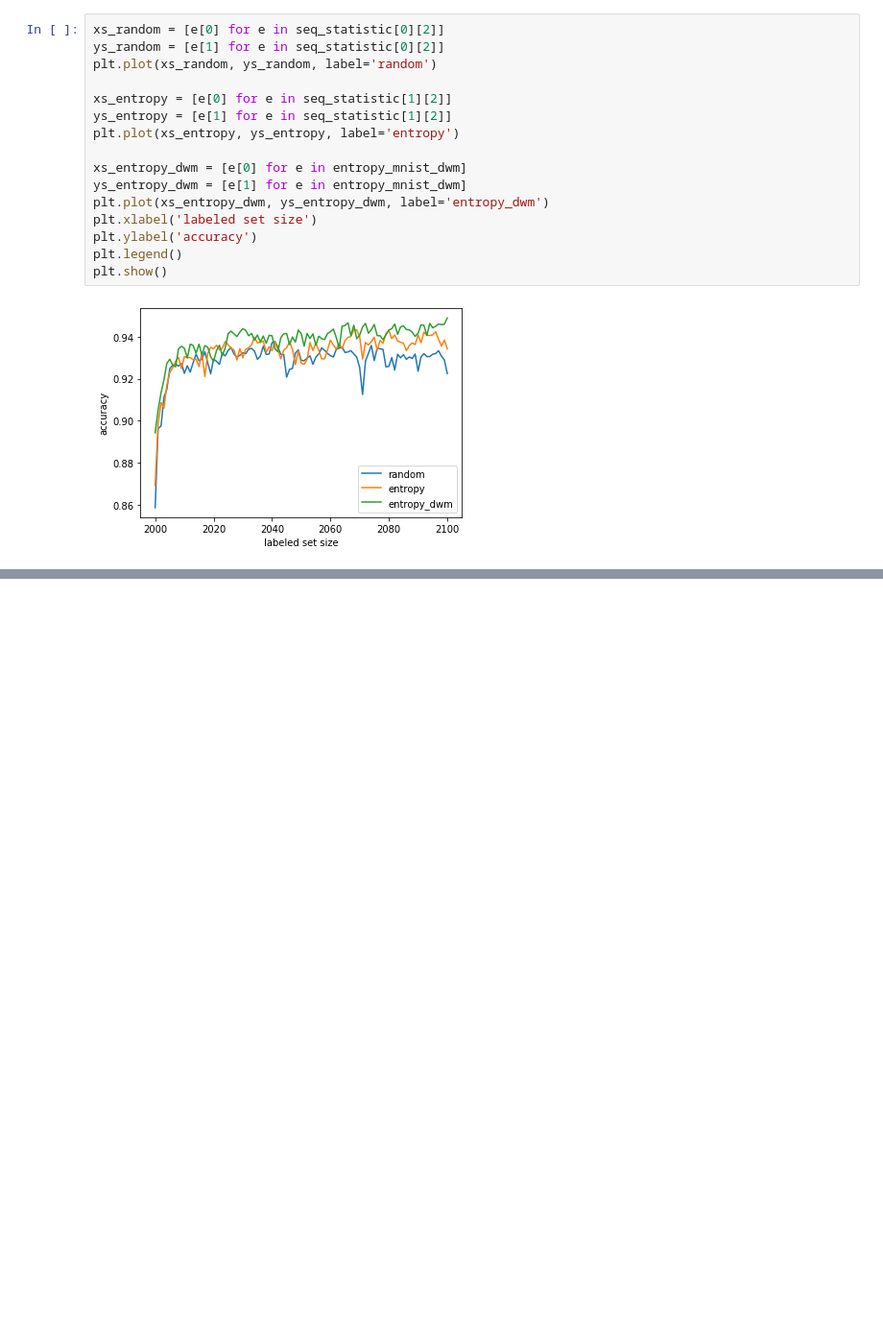
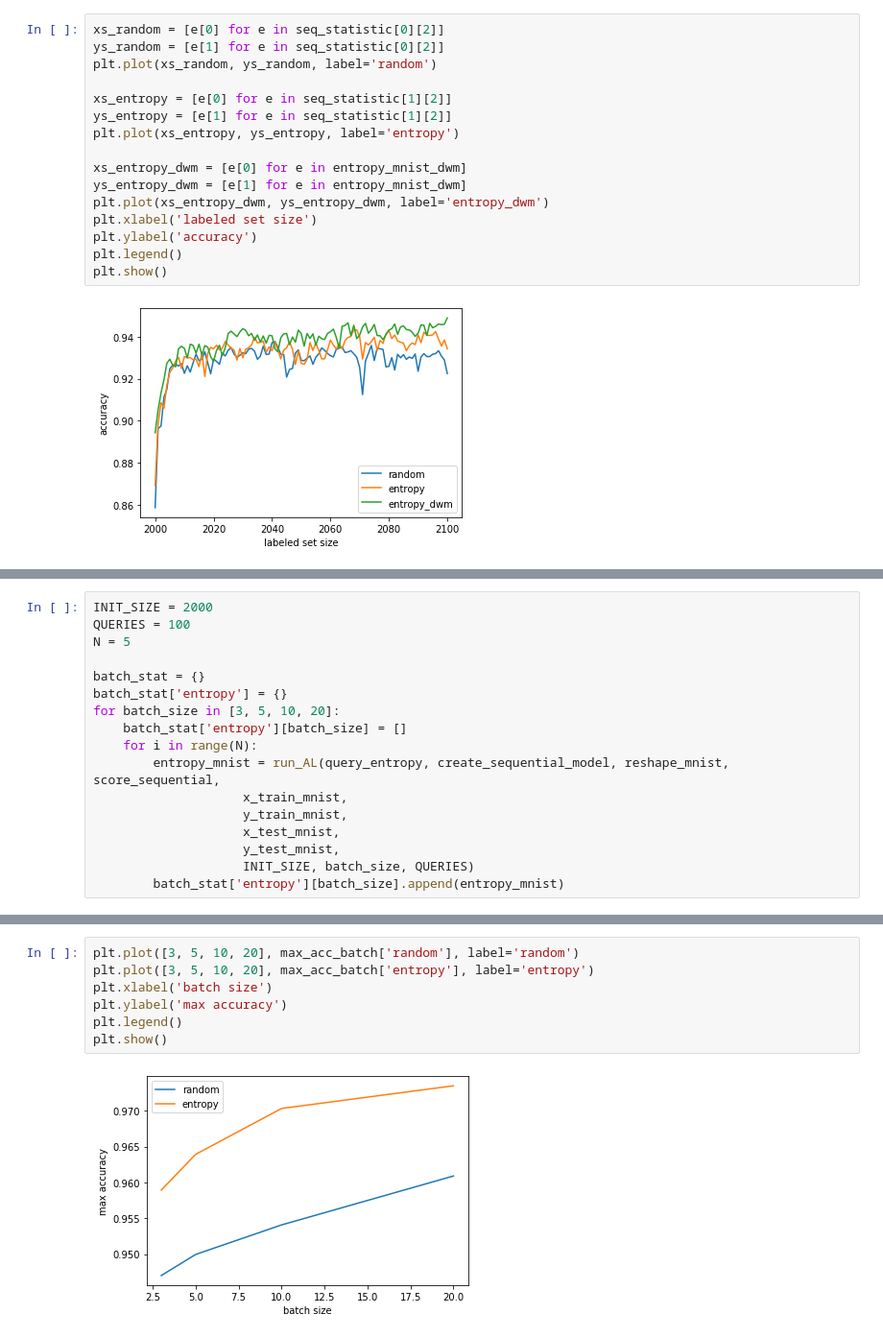
Before and after one commit to nibydlo/Thesis, a Jupyter notebook: first_impl/UncertaintyAL.ipynb, the cells around one changed output, grey strips where cells are left out. Shown at 96% size. Saved outputs shown, nothing was run; the diff lists cells and outputs as text; blank space fills up the shorter version.

```diff
--- a/first_impl/UncertaintyAL.ipynb
+++ b/first_impl/UncertaintyAL.ipynb
@@ -500,0 +613,17 @@ plt.show()
+# %%
+INIT_SIZE = 2000
+QUERIES = 100
+N = 5
+
+batch_stat = {}
+batch_stat['entropy'] = {}
+for batch_size in [3, 5, 10, 20]:
+    batch_stat['entropy'][batch_size] = []
+    for i in range(N):
+        entropy_mnist = run_AL(query_entropy, create_sequential_model, reshape_mnist, score_sequential,
+                    x_train_mnist,
+                    y_train_mnist,
+                    x_test_mnist,
+                    y_test_mnist,
+                    INIT_SIZE, batch_size, QUERIES)
+        batch_stat['entropy'][batch_size].append(entropy_mnist)
@@ -500,0 +710,9 @@ plt.show()
+# %%
+plt.plot([3, 5, 10, 20], max_acc_batch['random'], label='random')
+plt.plot([3, 5, 10, 20], max_acc_batch['entropy'], label='entropy')
+plt.xlabel('batch size')
+plt.ylabel('max accuracy')
+plt.legend()
+plt.show()
+# %% [output]
+[figure, added]
```
Also changed, not shown: parts of 13 cells of this notebook.
